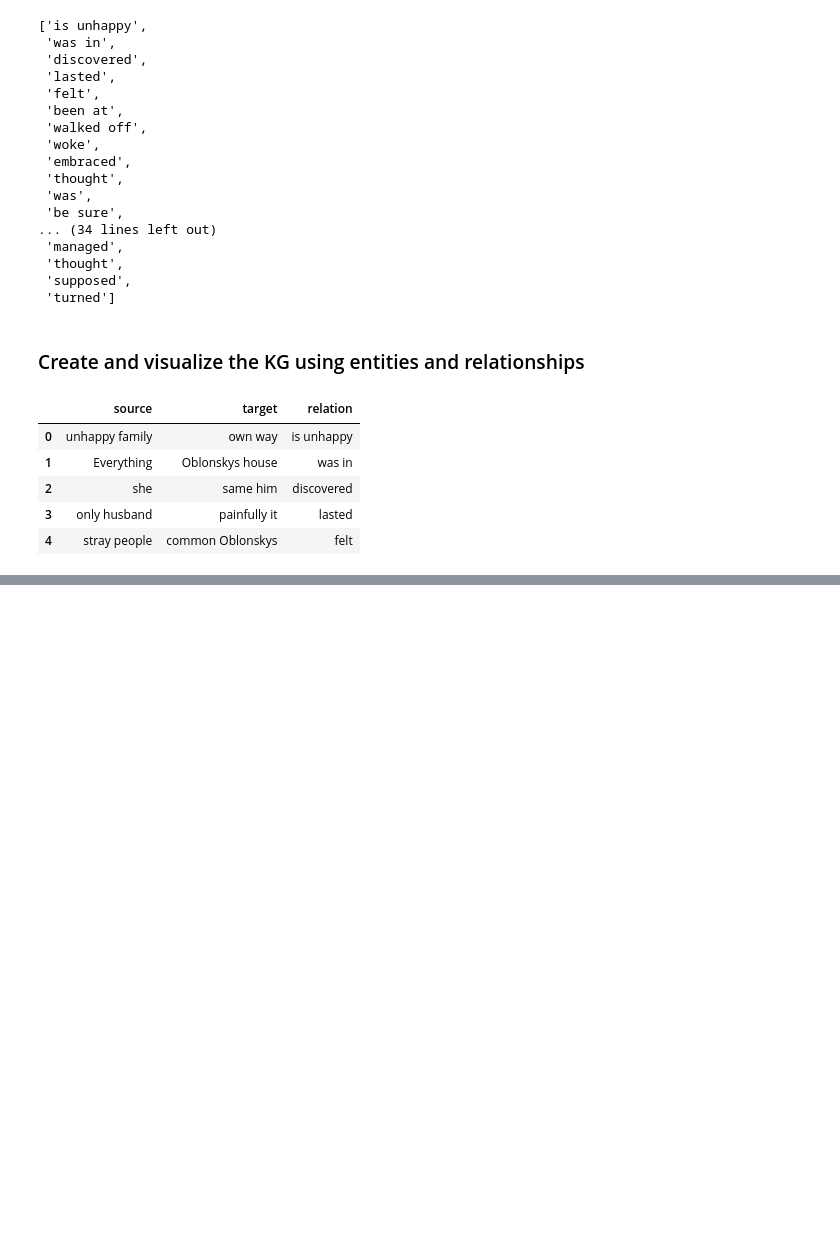
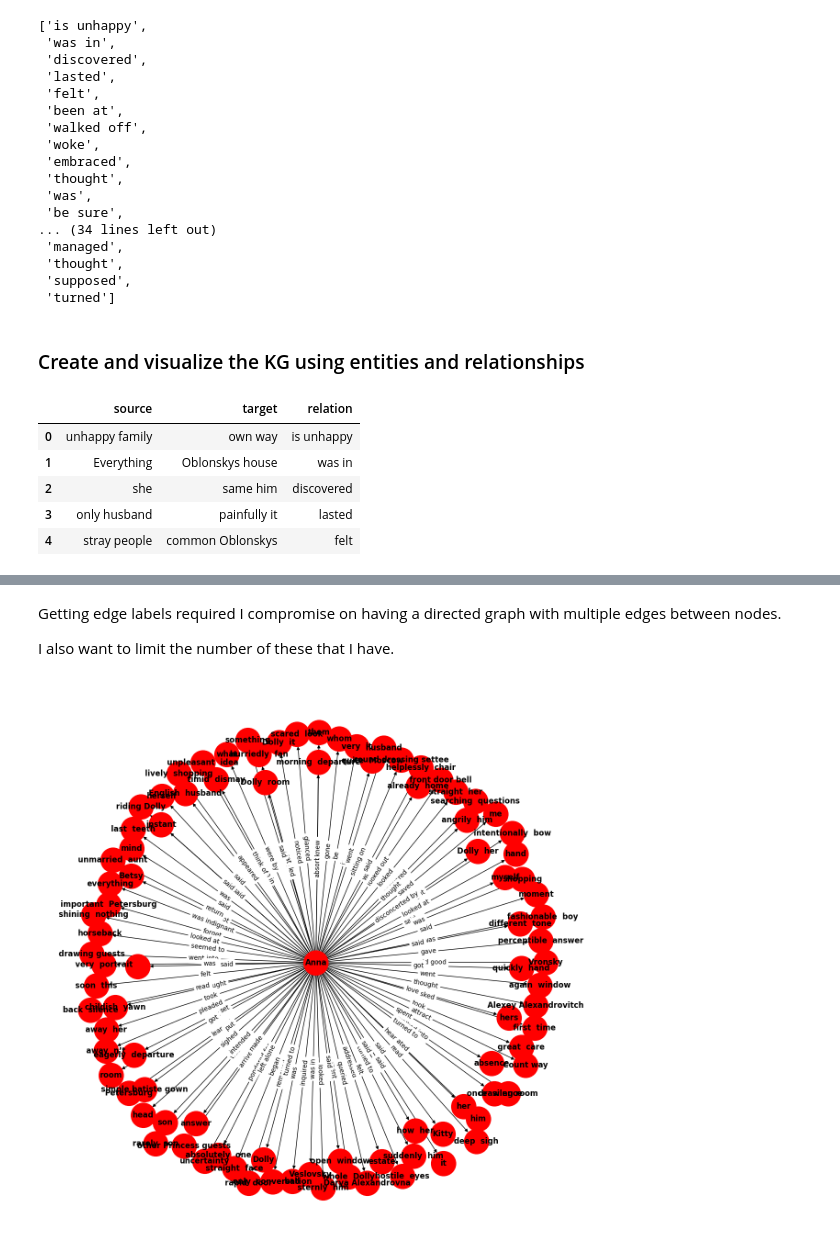
Before and after one commit to ecwineland/akkg, a Jupyter notebook: akkg.ipynb, the cells around one changed output, grey strips where cells are left out. Cells and saved outputs as stored; diff of their text form; code cells hidden in the pictures; blank space fills up the shorter version.

```diff
--- a/akkg.ipynb
+++ b/akkg.ipynb
@@ -215,0 +216,19 @@ TypeError: from_pandas_edgelist() got multiple values for argument 'edge_attr'
+# %% [markdown]
+Getting edge labels required I compromise on having a directed graph with multiple edges between nodes.
+
+I also want to limit the number of these that I have.
+# %%
+## Make the graph, but with labeled edges
+graph = nx.from_pandas_edgelist(kg_df[kg_df['source']=="Anna"], "source", "target", edge_attr = True, create_using=nx.DiGraph())
+
+plt.figure(figsize=(12,12))
+pos = nx.spring_layout(graph, k = .5)
+nx.draw(graph, with_labels=True, node_color = 'red', node_size=1500, edge_cmap=plt.cm.Blues, pos = pos, font_weight = 'bold')
+
+#Draw labels
+edge_labels = nx.get_edge_attributes(graph, 'relation')
+nx.draw_networkx_edge_labels(graph, pos, edge_labels=edge_labels)
+
+plt.show()
+# %% [output]
+[figure, added]
```
Also changed, not shown: parts of 4 cells of this notebook.
